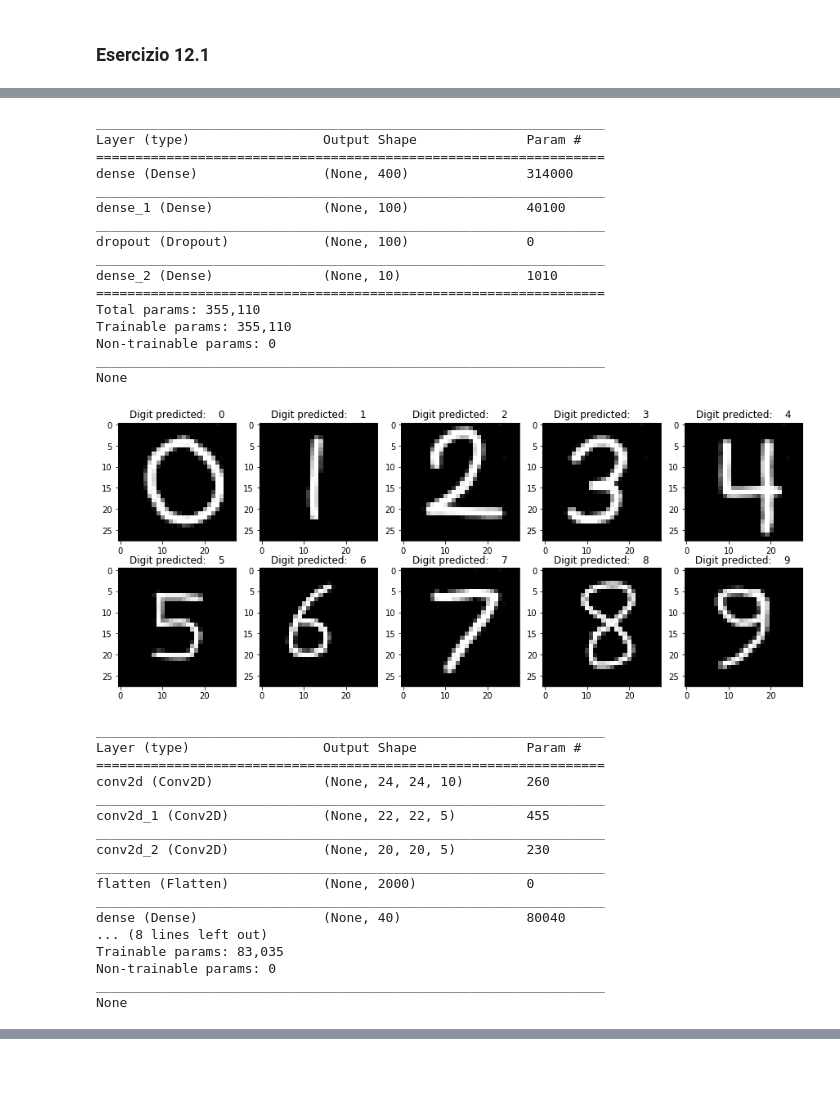
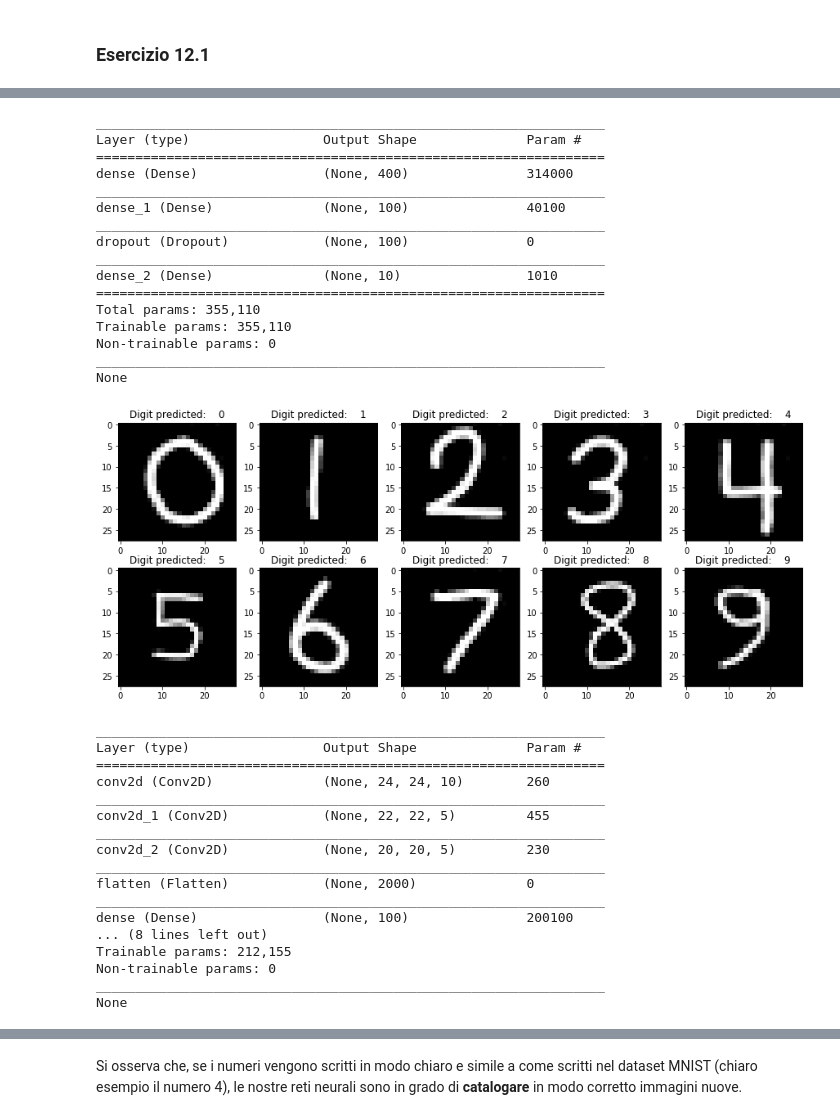
Before and after one commit to dariopullia/Numerical_Simulations_Lab, a Jupyter notebook: 12/Lezione12.ipynb, the cells around one changed output, grey strips where cells are left out. Drawn from its saved outputs; the diff is of its cells as text; code cells hidden in the pictures; blank space fills up the shorter version.

```diff
--- a/12/Lezione12.ipynb
+++ b/12/Lezione12.ipynb
@@ -357,0 +212,8 @@ plt.show()
+# %%
+path_to_benchmark='data02/models/model_CNN_NConv_0_NDeep_2_Drop_0.500000_NMax_0_NAvg_0_NEp_7.h5'
+model_CNN= keras.models.load_model(filepath=path_to_benchmark)
+model_CNN.summary()
+
+path_to_benchmark='data02/models/model_CNN_NConv_2_NDeep_2_Drop_0.500000_NMax_0_NAvg_0_NEp_7.h5'
+model_CNN= keras.models.load_model(filepath=path_to_benchmark)
+model_CNN.summary()
@@ -357,0 +329,35 @@ plt.show()
+# %%
+
+#NEp=[1,3]
+NEp=[1,3,4,6,7,9,11,14,18,20,25,30]
+Loss=[]
+Acc=[]
+fig = plt.figure(figsize=(8,8))
+Loss=[]
+Acc=[]
+
+fig, ax1 = plt.subplots(figsize=(15,8))
+
+ax2 = ax1.twinx()
+
+for i in NEp:
+    K.clear_session()
+    path_to_file='data02/models/model_CNN_NConv_2_NDeep_2_Drop_0.500000_NMax_0_NAvg_0_NEp_%d.h5'%i
+    model_DNN= keras.models.load_model(filepath=path_to_file)
+    score = model_DNN.evaluate(X_test, Y_test, verbose=1)
+    Loss.append(score[0])
+    Acc.append(score[1])
+
+ax1.plot(NEp,Loss,label='Loss',color='b')
+ax2.plot(NEp,Acc,label='Accuracy',color='orange')
+
+ax1.set_title('Evoluzione del modello rispetto alle epoche')
+ax1.set_xlabel('N epoche')
+ax1.set_ylabel('Loss',)
+ax2.set_ylabel('Accuratezza')
+
+ax1.legend(loc='best')
+ax2.legend(loc='best')
+ax1.grid()
+
+plt.show()
@@ -378,7 +407,7 @@ for k in range(10):
 # %%
 path_to_benchmark='data01/models/model_OPT_Adagrad_NEp_7.h5'
 model_DNN= keras.models.load_model(filepath=path_to_benchmark)
-path_to_file= 'data02/models/model_CNN_NConv_2_NDeep_2_Drop_0.200000_NMax_0_NAvg_0_NEp_7.h5'
+path_to_file= 'data02/models/model_CNN_NConv_2_NDeep_2_Drop_0.500000_NMax_0_NAvg_0_NEp_7.h5'
 model_CNN= keras.models.load_model(filepath=path_to_file)
 print(model_DNN.summary())
 
@@ -397,34 +426,34 @@ print(model_CNN.summary())
 fig, ax=plt.subplots(2,5,figsize=(15, 6))
 for i in range(10):
 
     my_digits[i] = my_digits[i].reshape(-1,xdim,ydim,1)
 
     pred_1 = model_CNN.predict(my_digits[i])
 
     my_digits[i] = my_digits[i].reshape(xdim,ydim)
 
     ax[int(i/5)][i%5].imshow(my_digits[i], cmap='gray')
     ax[int(i/5)][i%5].set_title("Digit predicted:    {}".format(np.argmax(pred_1)))
 
 plt.show()
 # %% [output]
 _________________________________________________________________
 Layer (type)                 Output Shape              Param #
 =================================================================
 dense (Dense)                (None, 400)               314000
 _________________________________________________________________
 dense_1 (Dense)              (None, 100)               40100
 _________________________________________________________________
 dropout (Dropout)            (None, 100)               0
 _________________________________________________________________
 dense_2 (Dense)              (None, 10)                1010
 =================================================================
 Total params: 355,110
 Trainable params: 355,110
 Non-trainable params: 0
 _________________________________________________________________
 None
-[figure, old version]
+[figure, new version]
 _________________________________________________________________
 Layer (type)                 Output Shape              Param #
 =================================================================
@@ -436,9 +465,9 @@ conv2d_2 (Conv2D)            (None, 20, 20, 5)         230
 _________________________________________________________________
 flatten (Flatten)            (None, 2000)              0
 _________________________________________________________________
-dense (Dense)                (None, 40)                80040
+dense (Dense)                (None, 100)               200100
 ... (8 lines left out)
-Trainable params: 83,035
+Trainable params: 212,155
 Non-trainable params: 0
 _________________________________________________________________
 None
@@ -445,0 +475,2 @@ None
+# %% [markdown]
+Si osserva che, se i numeri vengono scritti in modo chiaro e simile a come scritti nel dataset MNIST (chiaro esempio il numero 4), le nostre reti neurali sono in grado di **catalogare** in modo corretto immagini nuove.
```
Also changed, not shown: parts of 24 cells of this notebook, 7 other files.
